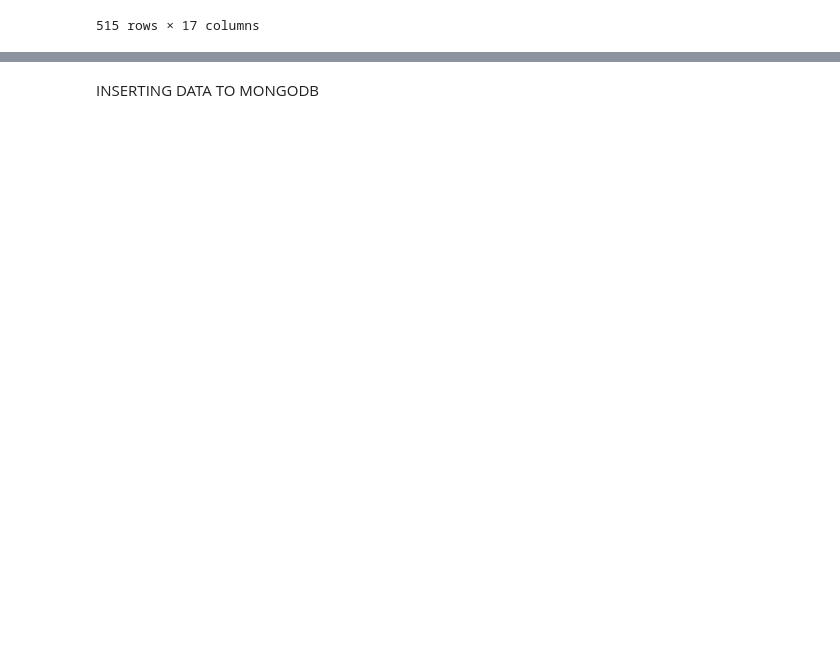
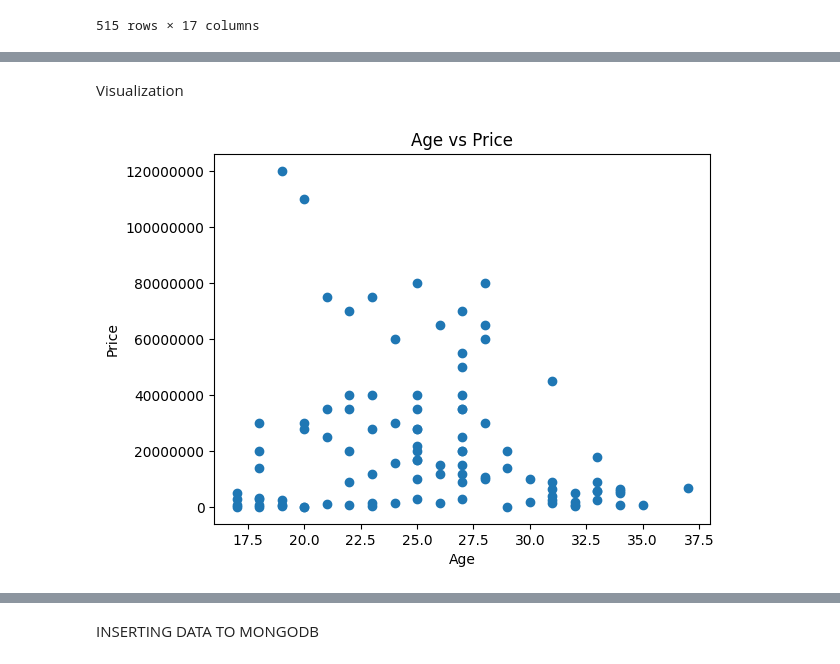
Before and after one commit to nazirAIverse/bundesliga-players-mongodb, a Jupyter notebook: notebooks/db_bundesliga_players.ipynb, the cells around one changed output, grey strips where cells are left out. Saved outputs shown, nothing was run; the diff lists cells and outputs as text; code cells hidden in the pictures; blank space fills up the shorter version.

Commit message:
Added some visual graphs and bars. Made some necessary changes in ODM side.

```diff
--- a/notebooks/db_bundesliga_players.ipynb
+++ b/notebooks/db_bundesliga_players.ipynb
@@ -159,4 +44,2 @@ df
-# %%
-df.drop("place_of_birth", axis=1, inplace=True)
 # %%
 df.price = df.price.astype('Int64').map("{:,}".format)
@@ -254,0 +63,5 @@ df
+# %%
+df = df.reset_index(drop=True)
+# %%
+df.price = df.price.str.replace(",", "").astype('int')
+df.dtypes
@@ -254,0 +77,11 @@ df
+# %% [markdown]
+Visualization
+# %%
+plt.scatter(df.age.head(100), df.price.head(100))
+plt.xlabel("Age")
+plt.ylabel("Price")
+plt.title("Age vs Price")
+plt.ticklabel_format(style='plain', axis='y')
+plt.show()
+# %% [output]
+[figure, added]
```
Also changed, not shown: parts of 54 cells of this notebook.
